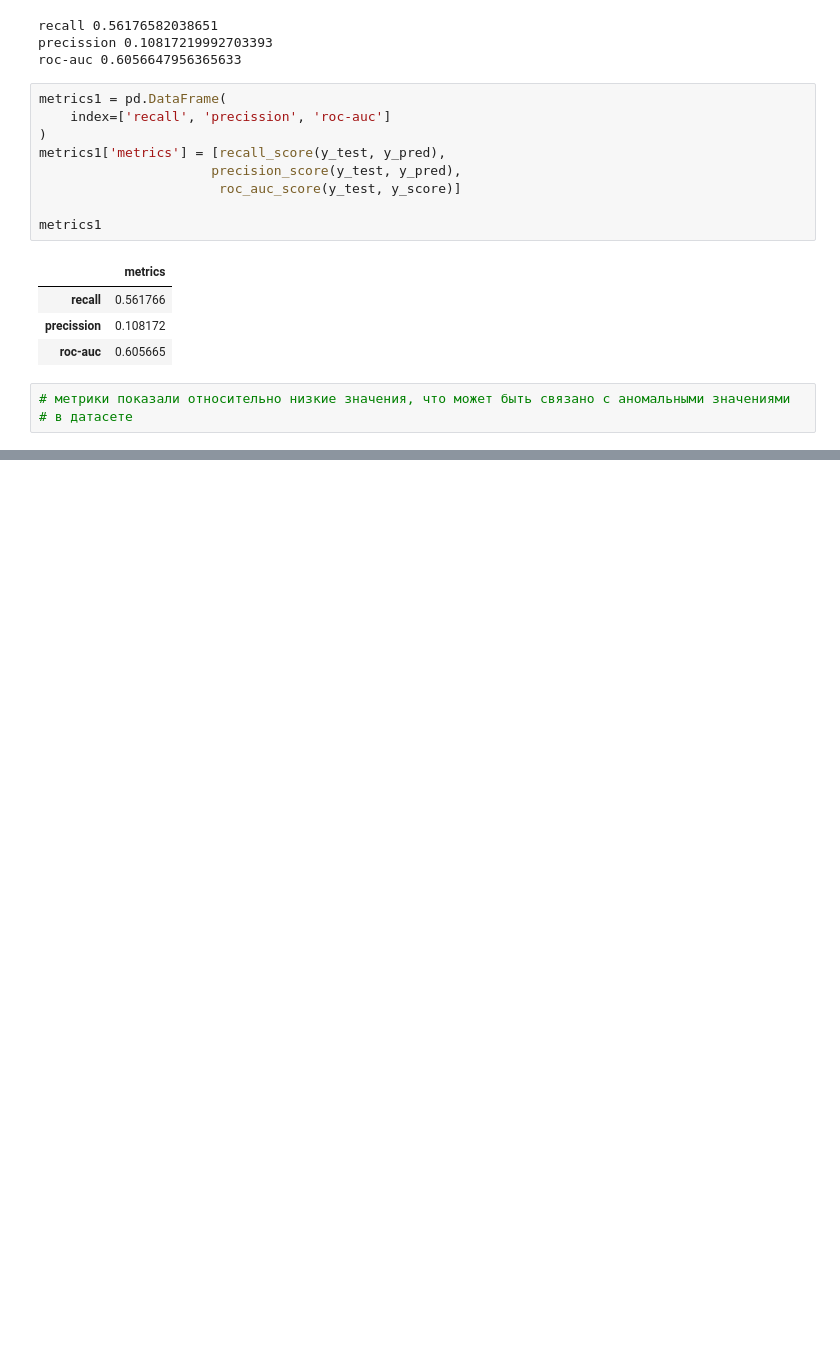
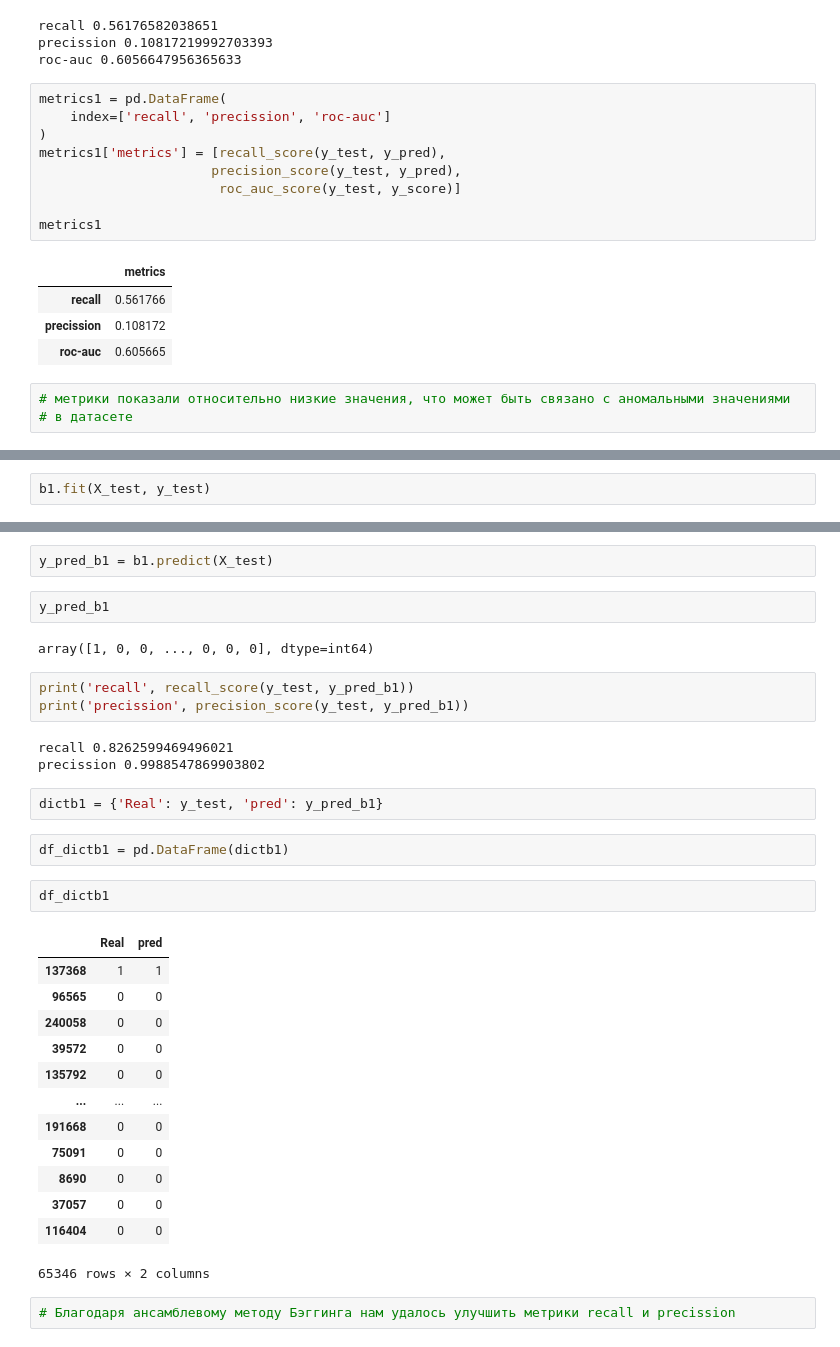
Before and after one commit to IvanOsipov1/CreditScoring, a Jupyter notebook: CreditScoring.ipynb, the cells around one changed output, grey strips where cells are left out. Drawn from its saved outputs; the diff is of its cells as text; blank space fills up the shorter version.

```diff
--- a/CreditScoring.ipynb
+++ b/CreditScoring.ipynb
@@ -224,0 +228,2 @@ metrics1
+# %%
+b1.fit(X_test, y_test)
@@ -224,0 +236,34 @@ metrics1
+# %%
+y_pred_b1 = b1.predict(X_test)
+# %%
+y_pred_b1
+# %% [output]
+array([1, 0, 0, ..., 0, 0, 0], dtype=int64)
+# %%
+print('recall', recall_score(y_test, y_pred_b1))
+print('precission', precision_score(y_test, y_pred_b1))
+# %% [output]
+recall 0.8262599469496021
+precission 0.9988547869903802
+# %%
+dictb1 = {'Real': y_test, 'pred': y_pred_b1}
+# %%
+df_dictb1 = pd.DataFrame(dictb1)
+# %%
+df_dictb1
+# %% [output]
+|  | Real | pred |
+| 137368 | 1 | 1 |
+| 96565 | 0 | 0 |
+| 240058 | 0 | 0 |
+| 39572 | 0 | 0 |
+| 135792 | 0 | 0 |
+| ... | ... | ... |
+| 191668 | 0 | 0 |
+| 75091 | 0 | 0 |
+| 8690 | 0 | 0 |
+| 37057 | 0 | 0 |
+| 116404 | 0 | 0 |
+65346 rows × 2 columns
+# %%
+# Благодаря ансамблевому методу Бэггинга нам удалось улучшить метрики recall и precission
```
Also changed, not shown: parts of 4 cells of this notebook.
